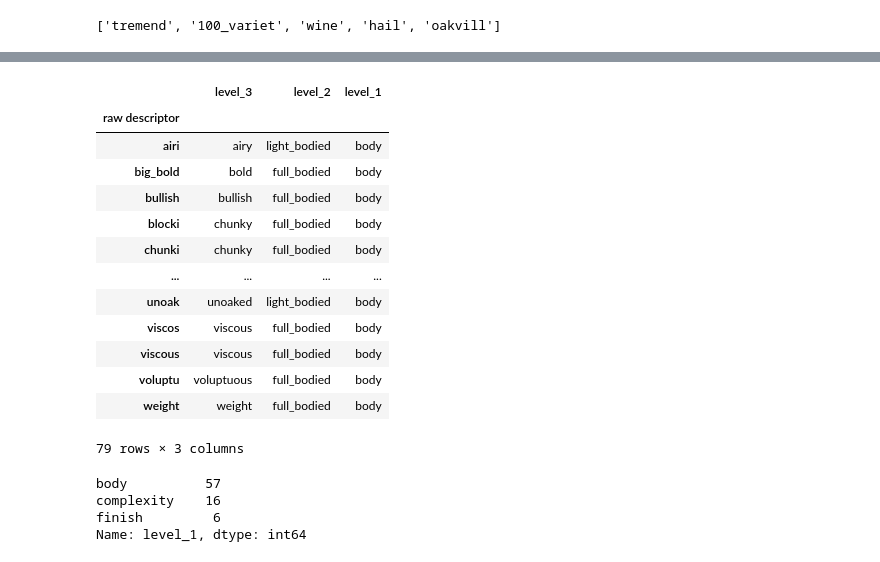
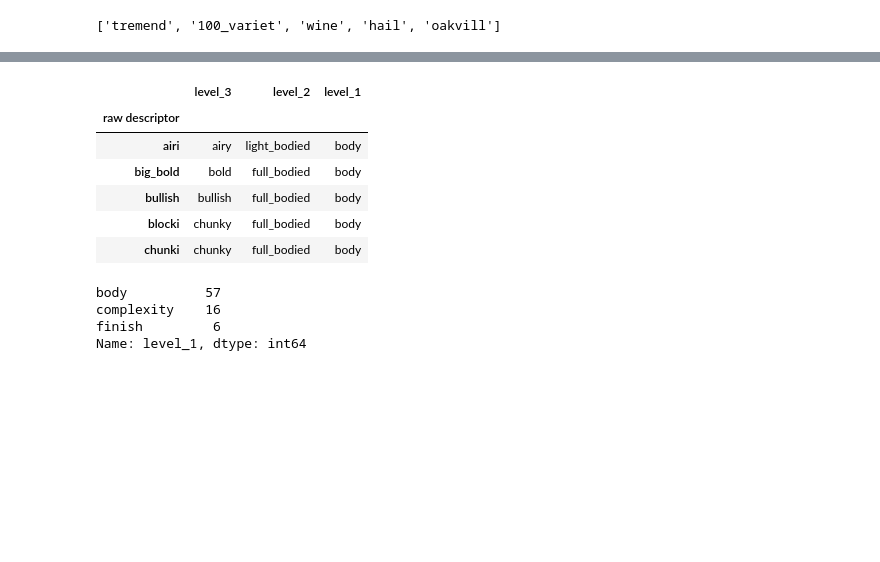
Before and after one commit to chyunoo/wineteller, a Jupyter notebook: notebooks/data_exploration_hc.ipynb, the cells around one changed output, grey strips where cells are left out. Drawn from its saved outputs; the diff is of its cells as text; code cells hidden in the pictures; blank space fills up the shorter version.

```diff
--- a/notebooks/data_exploration_hc.ipynb
+++ b/notebooks/data_exploration_hc.ipynb
@@ -272,22 +223,16 @@ descriptor_mapping
 # %%
-descriptor_list = ['body', 'finish', 'complexity']
+#occasion 'related' features : body, complexity, finish(B.C.F) -> more body = more intimacy, less body = more energy etc
 
+descriptor_list = ['body', 'complexity', 'finish']
 filtered_descriptor_mapping = descriptor_mapping[descriptor_mapping['level_1'].isin(descriptor_list)]
 # %%
-filtered_descriptor_mapping
+filtered_descriptor_mapping.head()
 # %% [output]
 |  | level_3 | level_2 | level_1 |
 | raw descriptor |  |  |  |
 | airi | airy | light_bodied | body |
 | big_bold | bold | full_bodied | body |
 | bullish | bullish | full_bodied | body |
 | blocki | chunky | full_bodied | body |
 | chunki | chunky | full_bodied | body |
-| ... | ... | ... | ... |
-| unoak | unoaked | light_bodied | body |
-| viscos | viscous | full_bodied | body |
-| viscous | viscous | full_bodied | body |
-| voluptu | voluptuous | full_bodied | body |
-| weight | weight | full_bodied | body |
-79 rows × 3 columns
 # %%
```
Also changed, not shown: parts of 53 cells of this notebook.
